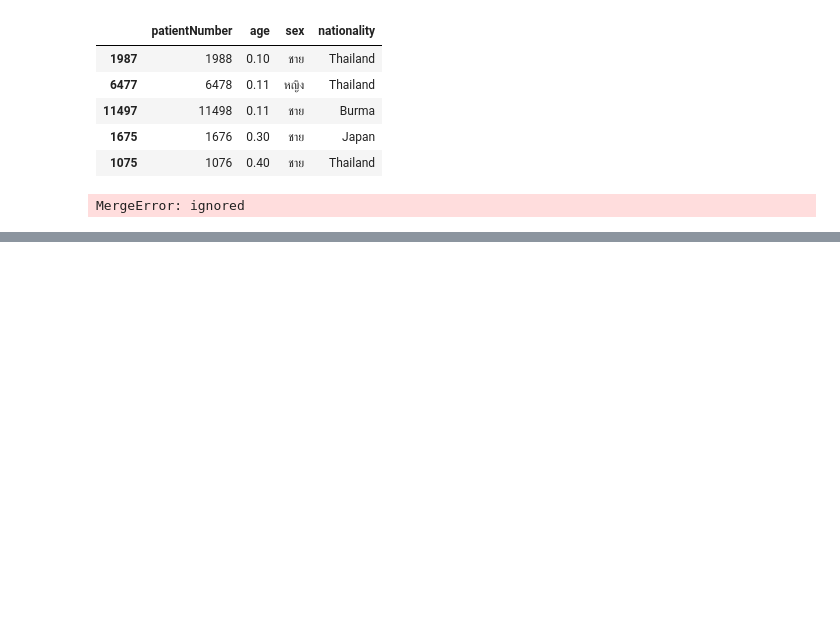
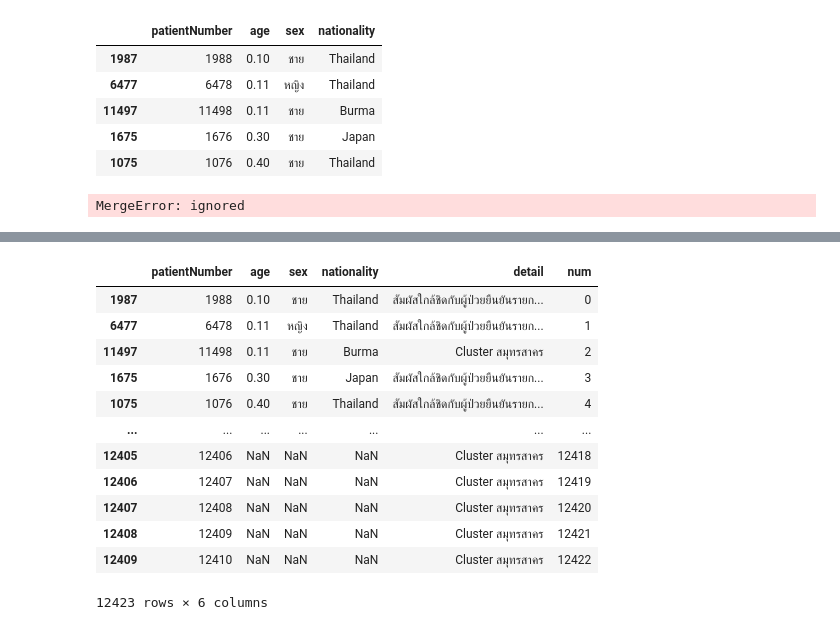
Before and after one commit to Watcharinkh/Data_viz, a Jupyter notebook: Pandas102.ipynb, the cells around one changed output, grey strips where cells are left out. Cells and saved outputs as stored; diff of their text form; code cells hidden in the pictures; blank space fills up the shorter version.

```diff
--- a/Pandas102.ipynb
+++ b/Pandas102.ipynb
@@ -253,0 +316,17 @@ full_table3.head()
+# %%
+data_human2_rename['detail'] = data_human2_rename['patientNumber'].map(data_covid.set_index('No.')['risk']) #.map() มัจจะถูกค่า 'patientNumber' กับ  'No' เข้าด้วยกัน เเล้ว return list ของค่า [risk]
+data_human2_rename
+# %% [output]
+|  | patientNumber | age | sex | nationality | detail | num |
+| 1987 | 1988 | 0.10 | ชาย | Thailand | สัมผัสใกล้ชิดกับผู้ป่วยยืนยันรายก... | 0 |
+| 6477 | 6478 | 0.11 | หญิง | Thailand | สัมผัสใกล้ชิดกับผู้ป่วยยืนยันรายก... | 1 |
+| 11497 | 11498 | 0.11 | ชาย | Burma | Cluster สมุทรสาคร | 2 |
+| 1675 | 1676 | 0.30 | ชาย | Japan | สัมผัสใกล้ชิดกับผู้ป่วยยืนยันรายก... | 3 |
+| 1075 | 1076 | 0.40 | ชาย | Thailand | สัมผัสใกล้ชิดกับผู้ป่วยยืนยันรายก... | 4 |
+| ... | ... | ... | ... | ... | ... | ... |
+| 12405 | 12406 | NaN | NaN | NaN | Cluster สมุทรสาคร | 12418 |
+| 12406 | 12407 | NaN | NaN | NaN | Cluster สมุทรสาคร | 12419 |
+| 12407 | 12408 | NaN | NaN | NaN | Cluster สมุทรสาคร | 12420 |
+| 12408 | 12409 | NaN | NaN | NaN | Cluster สมุทรสาคร | 12421 |
+| 12409 | 12410 | NaN | NaN | NaN | Cluster สมุทรสาคร | 12422 |
+12423 rows × 6 columns
```
Also changed, not shown: parts of 9 cells of this notebook.
